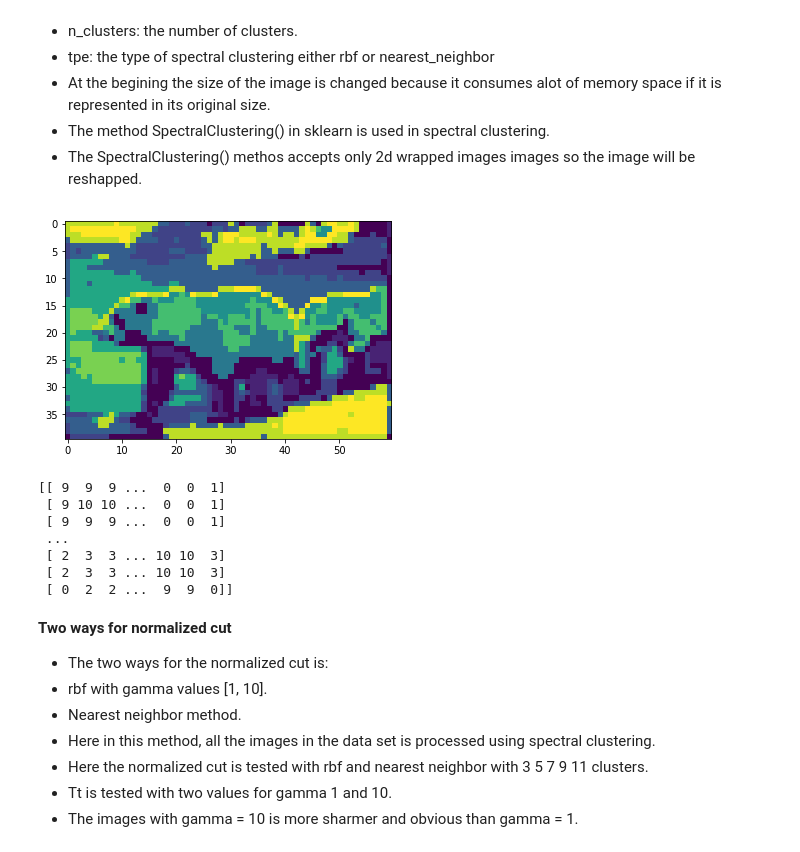
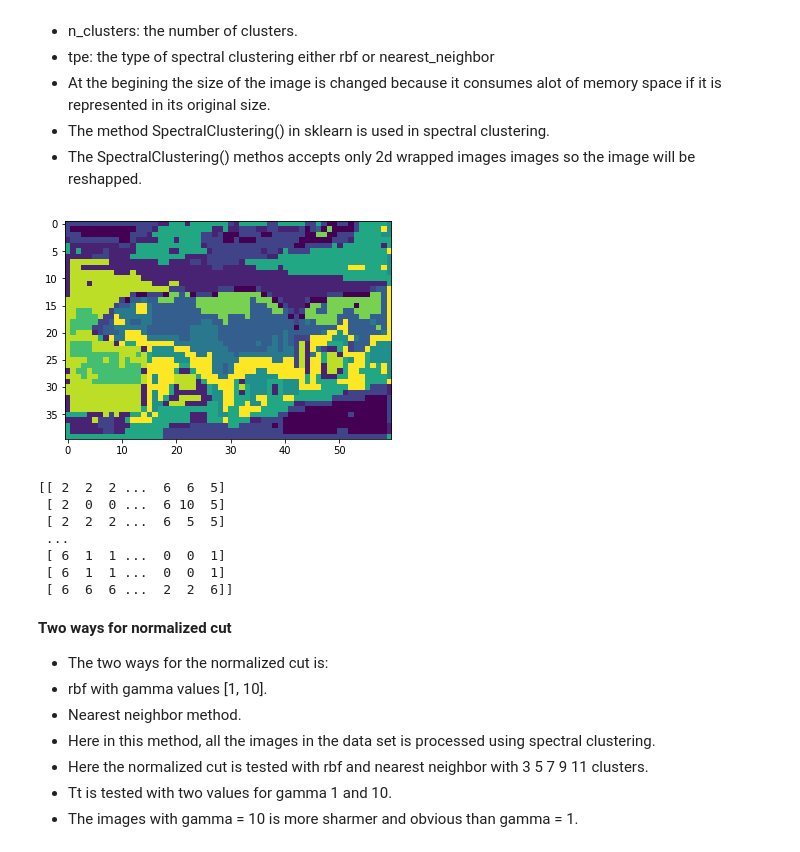
Before and after one commit to M7moudHussein/Image-Segmentaion, a Jupyter notebook: clustering.ipynb, the cells around one changed output. Drawn from its saved outputs; the diff is of its cells as text; code cells hidden in the pictures.

```diff
--- a/clustering.ipynb
+++ b/clustering.ipynb
@@ -526,37 +526,37 @@ image_report("train", os.path.join(dirc_kmeans, "run_1"), pyramid_image, segs)
 # %%
 from sklearn.cluster import SpectralClustering
 from skimage.transform import resize
 
 def spectral_cluster(img, n_clusters, tpe, gamma=1):
     img = resize(img, (40, 60), anti_aliasing=True)
     n = img.shape[0]
     m = img.shape[1]
     colors = img.shape[2]
     img = img.reshape(n * m, colors)
     spectral = SpectralClustering(n_clusters=n_clusters,
                        gamma=gamma, affinity=tpe,
-                       n_neighbors=n_clusters,
+                       n_neighbors=5,
                        n_jobs=-1).fit(img)
     labels = spectral.labels_
     labels = labels.reshape(n, m)
     return labels
 
 
 img = imread(os.path.join(dirc_train, "100075.jpg"))
 img.flags.writeable = True
 result = spectral_cluster(img, 11, 'nearest_neighbors', 1)
 plt.imshow(result)
 plt.show()
 print(result)
 # %% [output]
-[figure, old version]
+[figure, new version]
-[[ 9  9  9 ...  0  0  1]
- [ 9 10 10 ...  0  0  1]
- [ 9  9  9 ...  0  0  1]
+[[ 2  2  2 ...  6  6  5]
+ [ 2  0  0 ...  6 10  5]
+ [ 2  2  2 ...  6  5  5]
  ...
- [ 2  3  3 ... 10 10  3]
- [ 2  3  3 ... 10 10  3]
- [ 0  2  2 ...  9  9  0]]
+ [ 6  1  1 ...  0  0  1]
+ [ 6  1  1 ...  0  0  1]
+ [ 6  6  6 ...  2  2  6]]
 # %% [markdown]
 **Two ways for normalized cut**
 - The two ways for the normalized cut is:
```
Also changed, not shown: parts of 8 cells of this notebook.
